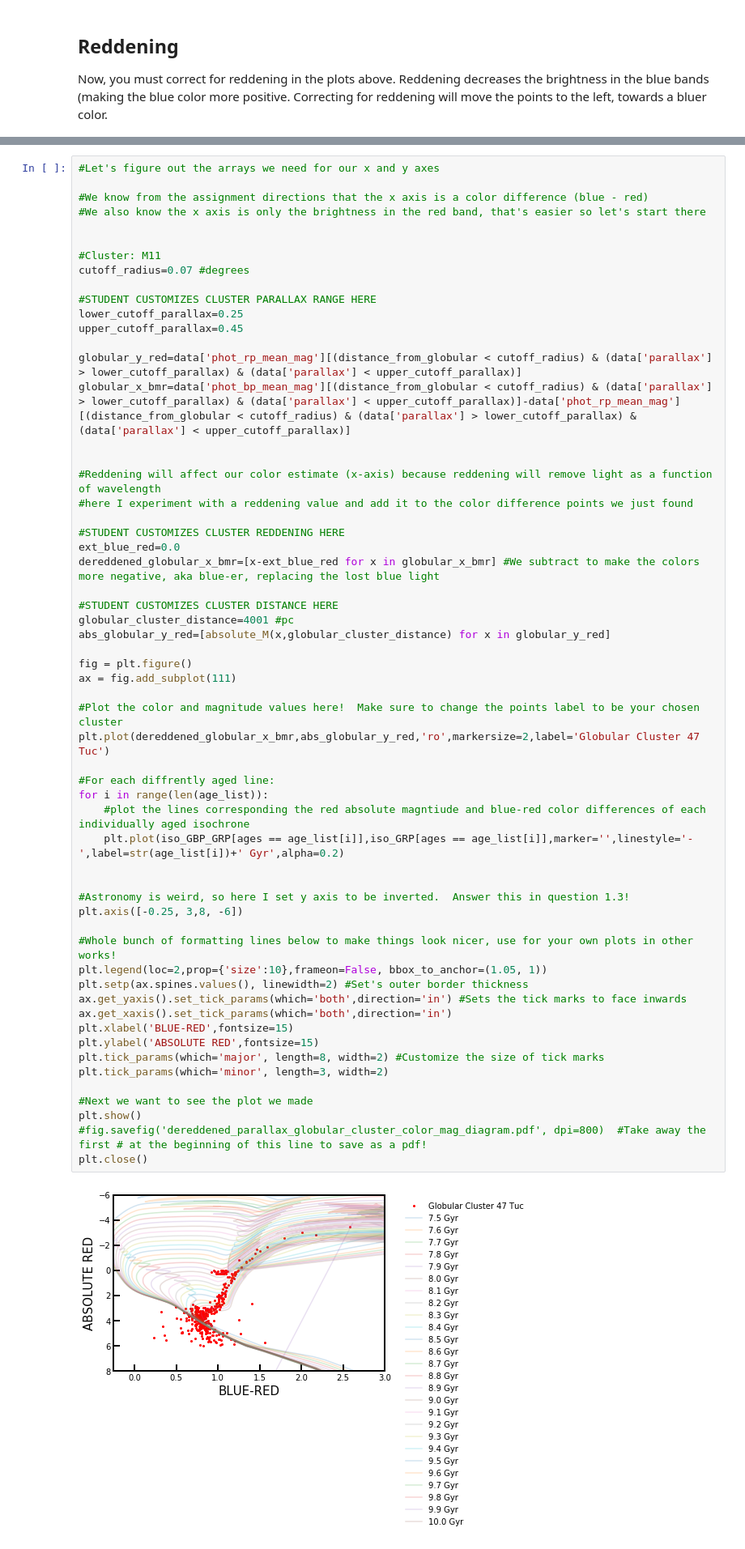
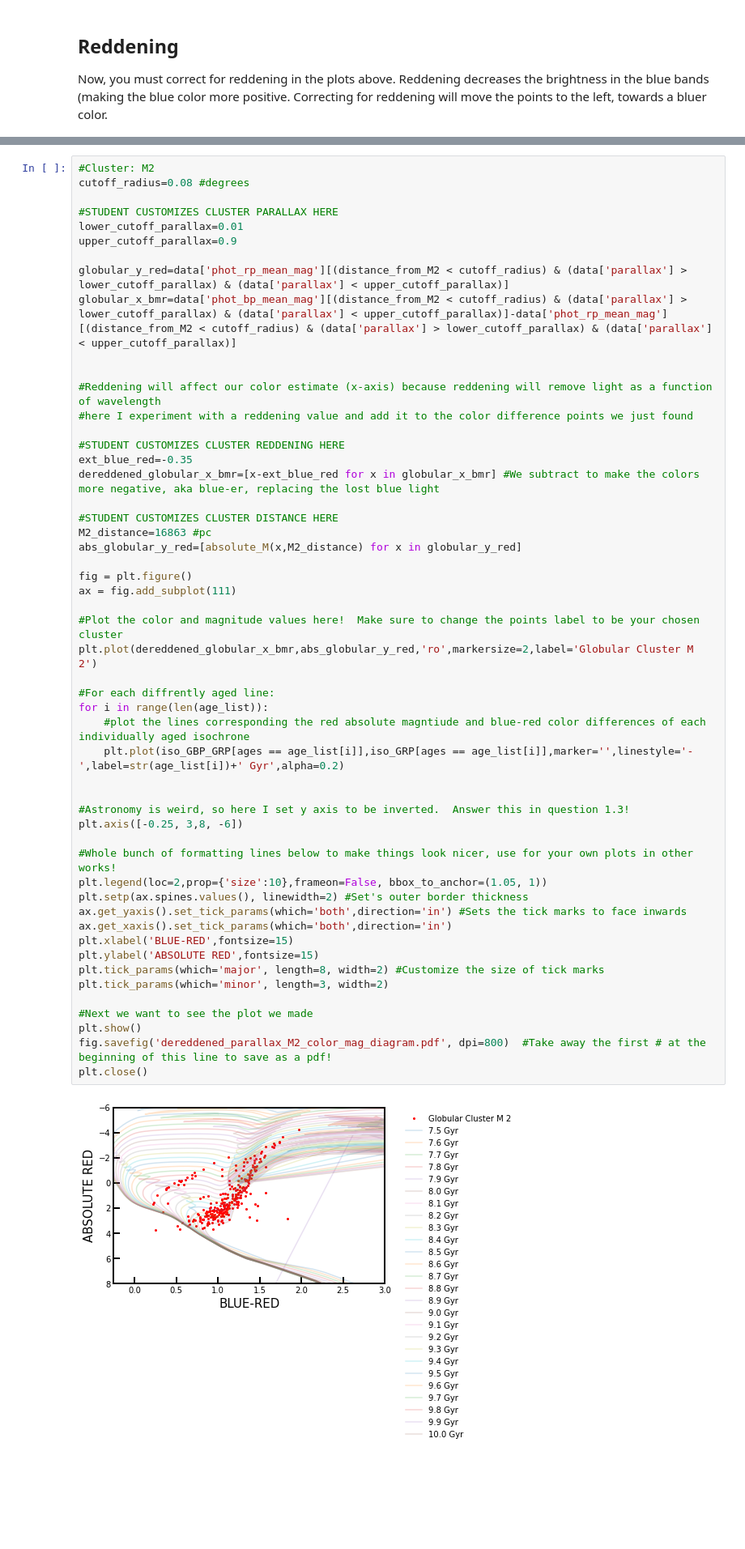
Before and after one commit to vvildfire/ASTR-591-Age-of-Clusters, a Jupyter notebook: Age of Clusters-Final-2021.ipynb, the cells around one changed output, grey strips where cells are left out. Shown at 81% size. Cells and saved outputs as stored; diff of their text form; blank space fills up the shorter version.

Commit message:
Finished color mag diagrams

```diff
--- a/Age of Clusters-Final-2021.ipynb
+++ b/Age of Clusters-Final-2021.ipynb
@@ -789,61 +860,55 @@ plt.close()
 # %%
-#Let's figure out the arrays we need for our x and y axes
+#Cluster: M2
+cutoff_radius=0.08 #degrees
 
-#We know from the assignment directions that the x axis is a color difference (blue - red)
-#We also know the x axis is only the brightness in the red band, that's easier so let's start there
+#STUDENT CUSTOMIZES CLUSTER PARALLAX HERE
+lower_cutoff_parallax=0.01
+upper_cutoff_parallax=0.9
 
-
-#Cluster: M11
-cutoff_radius=0.07 #degrees
-
-#STUDENT CUSTOMIZES CLUSTER PARALLAX RANGE HERE
-lower_cutoff_parallax=0.25
-upper_cutoff_parallax=0.45
-
-globular_y_red=data['phot_rp_mean_mag'][(distance_from_globular < cutoff_radius) & (data['parallax'] > lower_cutoff_parallax) & (data['parallax'] < upper_cutoff_parallax)]
-globular_x_bmr=data['phot_bp_mean_mag'][(distance_from_globular < cutoff_radius) & (data['parallax'] > lower_cutoff_parallax) & (data['parallax'] < upper_cutoff_parallax)]-data['phot_rp_mean_mag'][(distance_from_globular < cutoff_radius) & (data['parallax'] > lower_cutoff_parallax) & (data['parallax'] < upper_cutoff_parallax)]
+globular_y_red=data['phot_rp_mean_mag'][(distance_from_M2 < cutoff_radius) & (data['parallax'] > lower_cutoff_parallax) & (data['parallax'] < upper_cutoff_parallax)]
+globular_x_bmr=data['phot_bp_mean_mag'][(distance_from_M2 < cutoff_radius) & (data['parallax'] > lower_cutoff_parallax) & (data['parallax'] < upper_cutoff_parallax)]-data['phot_rp_mean_mag'][(distance_from_M2 < cutoff_radius) & (data['parallax'] > lower_cutoff_parallax) & (data['parallax'] < upper_cutoff_parallax)]
 
 
 #Reddening will affect our color estimate (x-axis) because reddening will remove light as a function of wavelength
 #here I experiment with a reddening value and add it to the color difference points we just found
 
 #STUDENT CUSTOMIZES CLUSTER REDDENING HERE
-ext_blue_red=0.0
+ext_blue_red=-0.35
 dereddened_globular_x_bmr=[x-ext_blue_red for x in globular_x_bmr] #We subtract to make the colors more negative, aka blue-er, replacing the lost blue light
 
 #STUDENT CUSTOMIZES CLUSTER DISTANCE HERE
-globular_cluster_distance=4001 #pc
-abs_globular_y_red=[absolute_M(x,globular_cluster_distance) for x in globular_y_red]
+M2_distance=16863 #pc
+abs_globular_y_red=[absolute_M(x,M2_distance) for x in globular_y_red]
 
 fig = plt.figure()
 ax = fig.add_subplot(111)
 
 #Plot the color and magnitude values here!  Make sure to change the points label to be your chosen cluster
-plt.plot(dereddened_globular_x_bmr,abs_globular_y_red,'ro',markersize=2,label='Globular Cluster 47 Tuc')
+plt.plot(dereddened_globular_x_bmr,abs_globular_y_red,'ro',markersize=2,label='Globular Cluster M 2')
 
 #For each diffrently aged line:
 for i in range(len(age_list)):
     #plot the lines corresponding the red absolute magntiude and blue-red color differences of each individually aged isochrone
     plt.plot(iso_GBP_GRP[ages == age_list[i]],iso_GRP[ages == age_list[i]],marker='',linestyle='-',label=str(age_list[i])+' Gyr',alpha=0.2)
 
 
 #Astronomy is weird, so here I set y axis to be inverted.  Answer this in question 1.3!
 plt.axis([-0.25, 3,8, -6])
 
 #Whole bunch of formatting lines below to make things look nicer, use for your own plots in other works!
 plt.legend(loc=2,prop={'size':10},frameon=False, bbox_to_anchor=(1.05, 1))
 plt.setp(ax.spines.values(), linewidth=2) #Set's outer border thickness
 ax.get_yaxis().set_tick_params(which='both',direction='in') #Sets the tick marks to face inwards
 ax.get_xaxis().set_tick_params(which='both',direction='in')
 plt.xlabel('BLUE-RED',fontsize=15)
 plt.ylabel('ABSOLUTE RED',fontsize=15)
 plt.tick_params(which='major', length=8, width=2) #Customize the size of tick marks
 plt.tick_params(which='minor', length=3, width=2)
 
 #Next we want to see the plot we made
 plt.show()
-#fig.savefig('dereddened_parallax_globular_cluster_color_mag_diagram.pdf', dpi=800)  #Take away the first # at the beginning of this line to save as a pdf!
+fig.savefig('dereddened_parallax_M2_color_mag_diagram.pdf', dpi=800)  #Take away the first # at the beginning of this line to save as a pdf!
 plt.close()
 # %% [output]
-[figure, old version]
+[figure, new version]
 # %%
```
Also changed, not shown: parts of 17 cells of this notebook, 19 other files.
